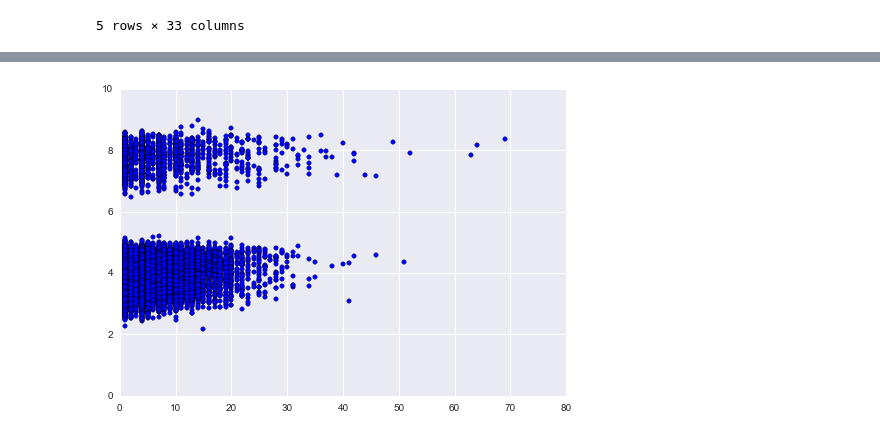
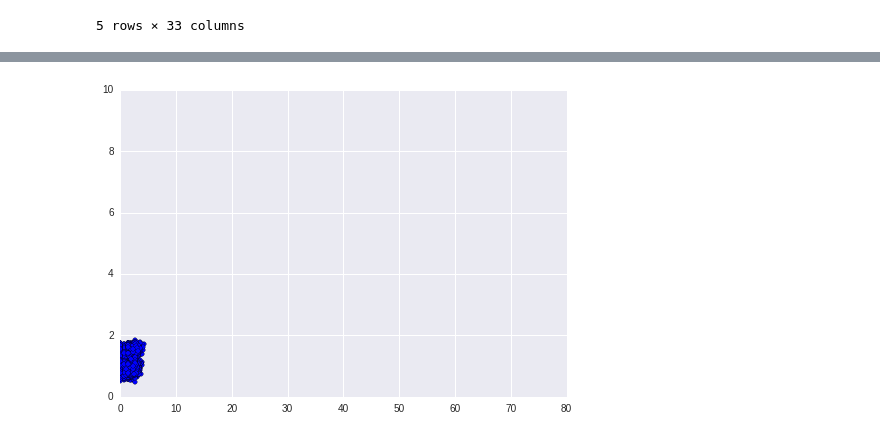
Before and after one commit to walterreade/pymc_sandbox, a Jupyter notebook: property_pymc.ipynb, the cells around one changed output, grey strips where cells are left out. Drawn from its saved outputs; the diff is of its cells as text; code cells hidden in the pictures.

```diff
--- a/property_pymc.ipynb
+++ b/property_pymc.ipynb
@@ -39,9 +43,9 @@ T1_V1 = train['T1_V1']
 # %%
-T1_V2 = train['T1_V2']
+T1_V2 = train['T1_V2'].astype(np.float32)
 # %%
-T2_V1 = train['T1_V1']
+T2_V1 = train['T1_V1'].astype(np.float32)
 # %%
-T2_V2 = train['T2_V2']
+T2_V2 = train['T2_V2'].astype(np.float32)
 # %%
 with mc.Model() as model:
 
@@ -69,7 +73,10 @@ with mc.Model() as model:
           + (b_T1_V1_T1_V2 * T1_V1 * T1_V2)
           )
 
-    haz = mc.Poisson('haz', mu=mu, observed=y)
+    s = mc.HalfNormal('s', 1)
+
+    haz = mc.Normal('haz', mu=mu, sd=s, observed=y)
+
     start = mc.find_MAP(model=model, fmin=optimize.fmin_powell)
-    step = mc.NUTS(scaling=start, random_seed=27)
-    trace = mc.sample(100, step, start=start)
+    step = mc.NUTS(scaling=start)
+    trace = mc.sample(1000, step, start=start, random_seed=27)
@@ -89,12 +94,12 @@ mu_mean = ( trace['b_0'].mean()
       + (trace['b_T1_V1_T1_V2'].mean() * T1_V2 * T1_V1)
       )
 # %%
-plt.scatter(y,mu)
+plt.scatter(y,mu_mean)
 plt.xlim((0,80))
 plt.ylim((0,10))
 plt.show()
 # %% [output]
-[figure, old version]
+[figure, new version]
 # %%
 mu = ( trace['b_0'][np.newaxis, :]
       + np.dot(T1_V8, trace['b_T1_V8'].T)
```
Also changed, not shown: parts of 10 cells of this notebook.
